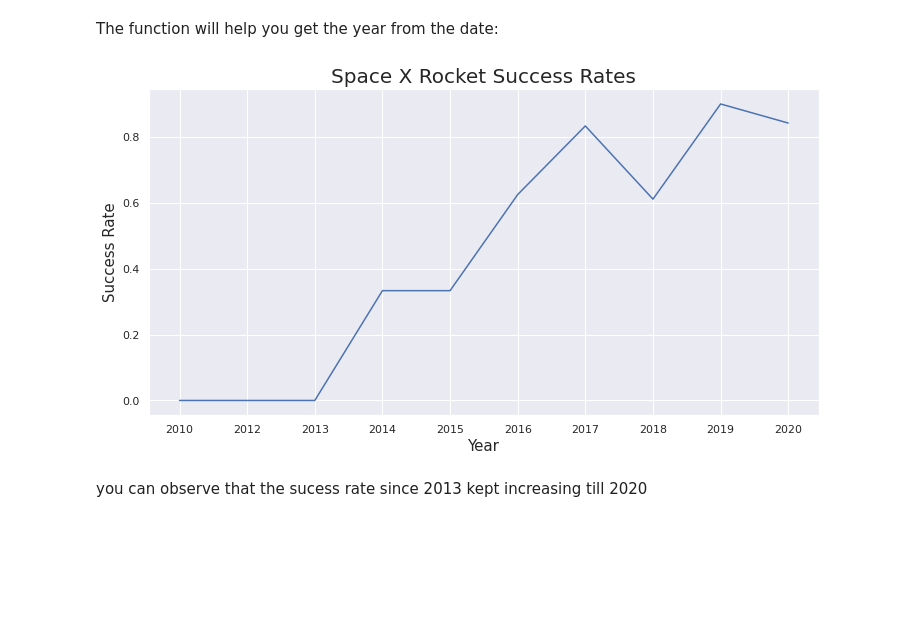
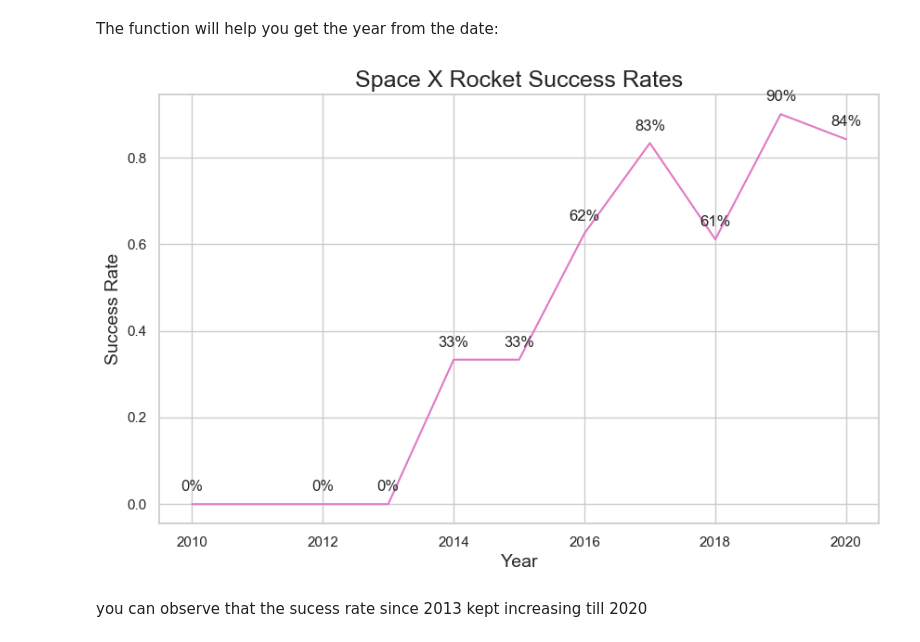
Before and after one commit to Mahmoudalmohammad/Data-Science-Capstone-SpaceX, a Jupyter notebook: Exploratory_Data_Analysis_with_Visualisation.ipynb, the cells around one changed output. Saved outputs shown, nothing was run; the diff lists cells and outputs as text; code cells hidden in the pictures; blank space fills up the shorter version.

```diff
--- a/Exploratory_Data_Analysis_with_Visualisation.ipynb
+++ b/Exploratory_Data_Analysis_with_Visualisation.ipynb
@@ -175,8 +190,8 @@ plt.show()
 # %%
-sns.set_theme(color_codes=True)
-plt.figure(figsize=(18,8))
-sns.swarmplot(x="Orbit", y="FlightNumber", hue="Class", data=df, dodge=False, alpha=.8, size=9)
-plt.xlabel("Orbit",fontsize=20)
-plt.ylabel("Flight Number",fontsize=20)
+sns.set_style("white")
+plt.figure(figsize=(10,6))
+sns.swarmplot(x="Orbit", y="FlightNumber", hue="Class", data=df, dodge=False, alpha=.8, size=9,palette=["#76ABAE","#E178C5"])
+plt.xlabel("Orbit",fontsize=14)
+plt.ylabel("Flight Number",fontsize=14)
 plt.show()
 # %% [output]
@@ -189,10 +204,10 @@ You should see that in the LEO orbit the Success appears related to the number o
 Similarly, we can plot the Payload vs. Orbit scatter point charts to reveal the relationship between Payload and Orbit type
 # %%
 # Plot a scatter point chart with x axis to be Payload and y axis to be the Orbit, and hue to be the class value
-sns.set_theme(color_codes=True)
-plt.figure(figsize=(14,8))
-sns.scatterplot(x="PayloadMass", y="Orbit", hue="Class", data = df)
-plt.xlabel("Payload",fontsize=20)
-plt.ylabel("Orbit Type",fontsize=20)
+sns.set_style("white")
+plt.figure(figsize=(10,6))
+sns.scatterplot(x="PayloadMass", y="Orbit", hue="Class", data = df,palette=["#76ABAE","#E178C5"])
+plt.xlabel("Payload",fontsize=14)
+plt.ylabel("Orbit Type",fontsize=14)
 plt.show()
 # %% [output]
@@ -217,15 +225,25 @@ def Extract_year(date):
+# %%
+df['Date'] = pd.to_datetime(df['Date'])
+
+# Create a new column 'Year' containing only the year from the 'Date' column
+df['year'] = df['Date'].dt.year
 # %%
 # Plot a line chart with x axis to be the extracted year and y axis to be the success rate
 
 df_groupby_year=df.groupby("year",as_index=False)["Class"].mean()
-sns.set(rc={'figure.figsize':(12,6)})
-sns.lineplot(data=df_groupby_year, x="year", y="Class" )
-plt.xlabel("Year",fontsize=15)
-plt.title('Space X Rocket Success Rates', fontsize = 20)
-plt.ylabel("Success Rate",fontsize=15)
+sns.set_style("whitegrid")
+plt.figure(facecolor='white', figsize=(10, 6))
+sns.lineplot(data=df_groupby_year, x="year", y="Class" ,color="#E178C5")
+plt.xlabel("Year",fontsize=14)
+plt.title('Space X Rocket Success Rates', fontsize = 18)
+plt.ylabel("Success Rate",fontsize=14)
+# Annotate the value labels on the line plot as percentages
+for x, y in zip(df_groupby_year["year"], df_groupby_year["Class"]):
+    plt.annotate('{:.0f}%'.format(y * 100), (x, y), textcoords="offset points", xytext=(0,10), ha='center')
+
 plt.show()
 # %% [output]
-[figure, old version]
+[figure, new version]
 # %% [markdown]
 you can observe that the sucess rate since 2013 kept increasing till 2020
 # %% [markdown]
```
Also changed, not shown: parts of 7 cells of this notebook, 1 other file.
